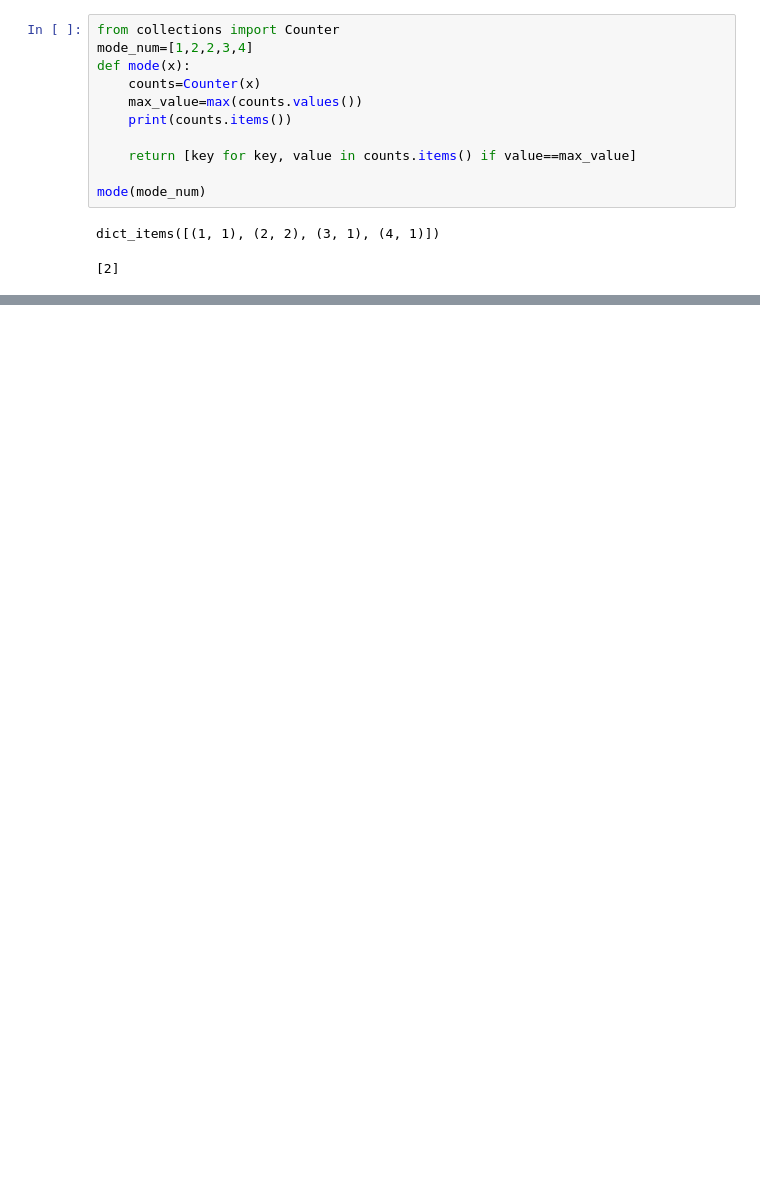
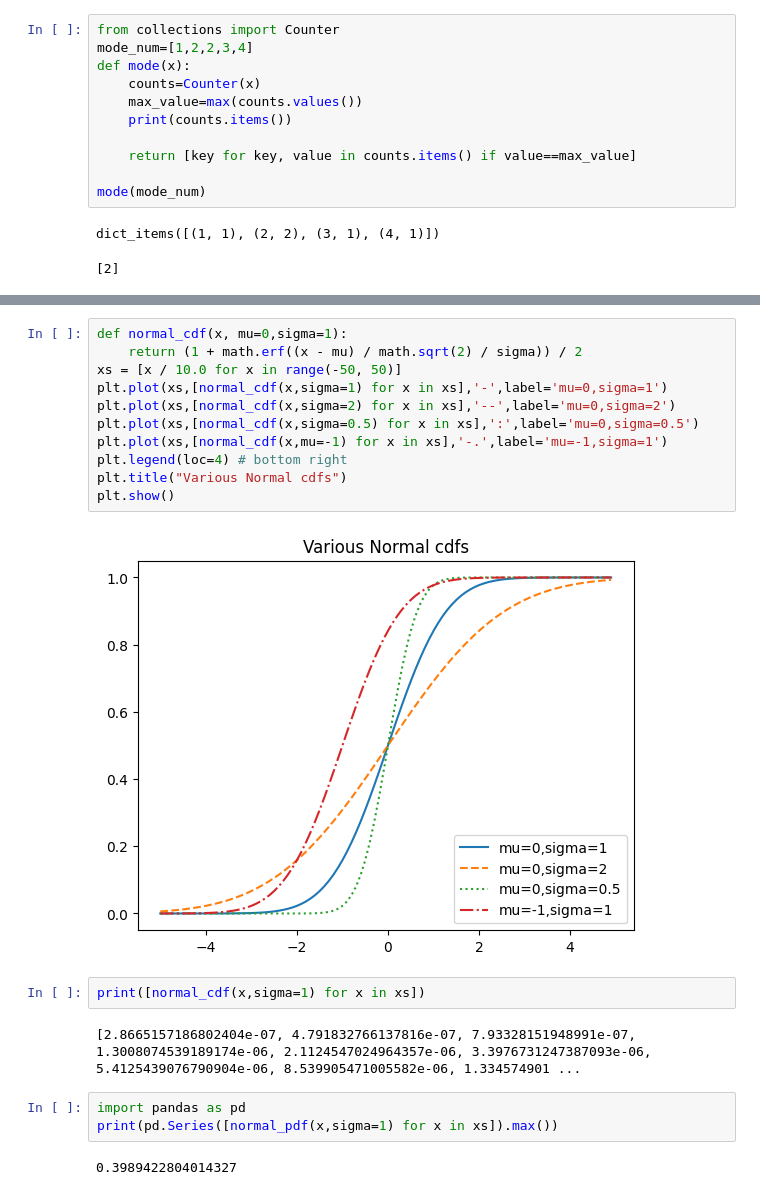
Before and after one commit to kunalmeon/Machine-Learning, a Jupyter notebook: MachineLearningJourney.ipynb, the cells around one changed output, grey strips where cells are left out. Saved outputs shown, nothing was run; the diff lists cells and outputs as text; blank space fills up the shorter version.

```diff
--- a/MachineLearningJourney.ipynb
+++ b/MachineLearningJourney.ipynb
@@ -803,0 +820,22 @@ dict_items([(1, 1), (2, 2), (3, 1), (4, 1)])
+# %%
+def normal_cdf(x, mu=0,sigma=1):
+    return (1 + math.erf((x - mu) / math.sqrt(2) / sigma)) / 2
+xs = [x / 10.0 for x in range(-50, 50)]
+plt.plot(xs,[normal_cdf(x,sigma=1) for x in xs],'-',label='mu=0,sigma=1')
+plt.plot(xs,[normal_cdf(x,sigma=2) for x in xs],'--',label='mu=0,sigma=2')
+plt.plot(xs,[normal_cdf(x,sigma=0.5) for x in xs],':',label='mu=0,sigma=0.5')
+plt.plot(xs,[normal_cdf(x,mu=-1) for x in xs],'-.',label='mu=-1,sigma=1')
+plt.legend(loc=4) # bottom right
+plt.title("Various Normal cdfs")
+plt.show()
+# %% [output]
+[figure, added]
+# %%
+print([normal_cdf(x,sigma=1) for x in xs])
+# %% [output]
+[2.8665157186802404e-07, 4.791832766137816e-07, 7.93328151948991e-07, 1.3008074539189174e-06, 2.1124547024964357e-06, 3.3976731247387093e-06, 5.4125439076790904e-06, 8.539905471005582e-06, 1.334574901 ...
+# %%
+import pandas as pd
+print(pd.Series([normal_pdf(x,sigma=1) for x in xs]).max())
+# %% [output]
+0.3989422804014327
```
Also changed, not shown: parts of 8 cells of this notebook.
